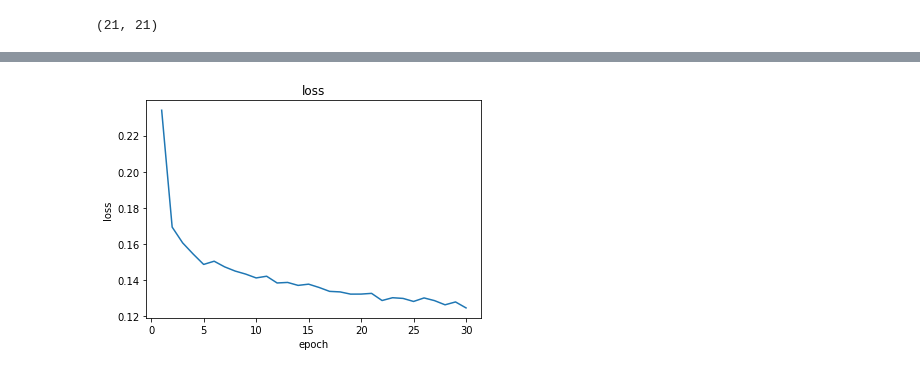
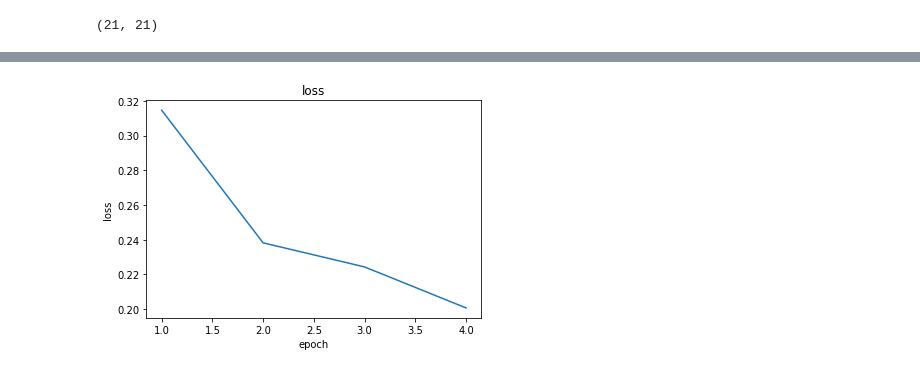
Before and after one commit to AndreTeixeira1998/EL4106-1oProyecto, a Jupyter notebook: main.ipynb, the cells around one changed output, grey strips where cells are left out. Saved outputs shown, nothing was run; the diff lists cells and outputs as text; code cells hidden in the pictures.

Commit message:
added early stopping

```diff
--- a/main.ipynb
+++ b/main.ipynb
@@ -169,8 +172,20 @@ model.add(Activation('softmax'))
 
 #model.summary()
 #compile
-model.compile(optimizer='adam',
-              loss='sparse_categorical_crossentropy',
+
+#sgd = optimizers.SGD(lr=0.01, decay=1e-6, momentum=0.9, nesterov=True)
+
+#model.compile(optimizer='adam',
+#              loss='sparse_categorical_crossentropy',
+#              metrics=['accuracy'])
+
+
+
+sgd = optimizers.SGD(lr=0.01)   #Stochastic gradient descent optimizer
+loss_cce = losses.sparse_categorical_crossentropy   #sparse categorical crossentropy
+
+model.compile(optimizer=sgd,
+              loss=loss_cce,
               metrics=['accuracy'])
 # %% [output]
 WARNING:tensorflow:From /home/endredra/anaconda3/lib/python3.7/site-packages/tensorflow/python/framework/op_def_library.py:263: colocate_with (from tensorflow.python.framework.ops) is deprecated and w ...
@@ -202,8 +217,9 @@ _________________________________________________________________
 # %%
 #entrenar
 epocas=30
+es = EarlyStopping(monitor='val_loss', mode='min', verbose=1)
 
-history = model.fit(r_x_train, y_train, validation_split=0.25, batch_size=10, epochs=epocas)
+history = model.fit(r_x_train, y_train, validation_split=0.25, batch_size=10, epochs=epocas, callbacks=[es])
 # %% [output]
 WARNING:tensorflow:From /home/endredra/anaconda3/lib/python3.7/site-packages/tensorflow/python/ops/math_ops.py:3066: to_int32 (from tensorflow.python.ops.math_ops) is deprecated and will be removed in ...
 Instructions for updating:
@@ -362,16 +374,16 @@ loss:  [0.13868193520367103, 0.13470434737226616, 0.16840196436653995, 0.1598121
 # %%
 parametro='loss'
 
-x_axis = np.arange(1,epocas+1,1)
+x_axis = np.arange(1,len(parametro)+1,1)
 y_axis = history.history[parametro]
 
 plt.plot(x_axis,y_axis)
 plt.xlabel('epoch')
 plt.ylabel(parametro)
 plt.title(parametro)
 plt.show()
 # %% [output]
-[figure, old version]
+[figure, new version]
 # %%
 unos_train=0
 ceros_train=0
```
Also changed, not shown: parts of 13 cells of this notebook, 1 other file.
